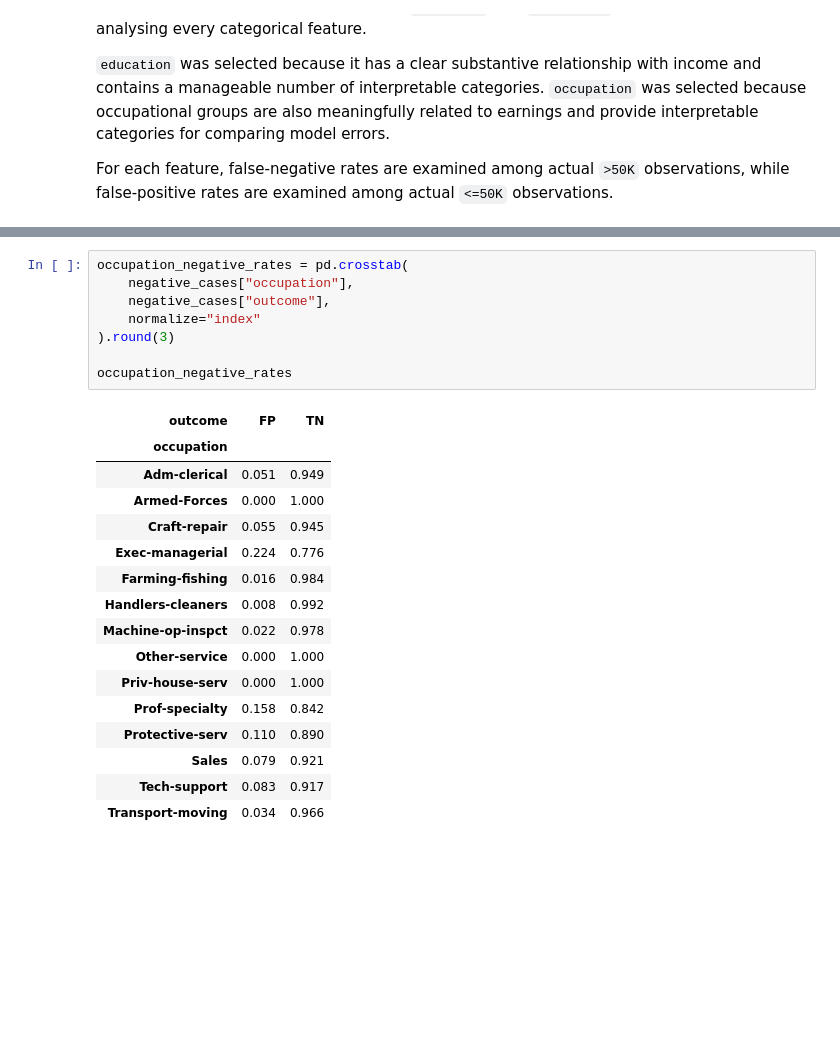
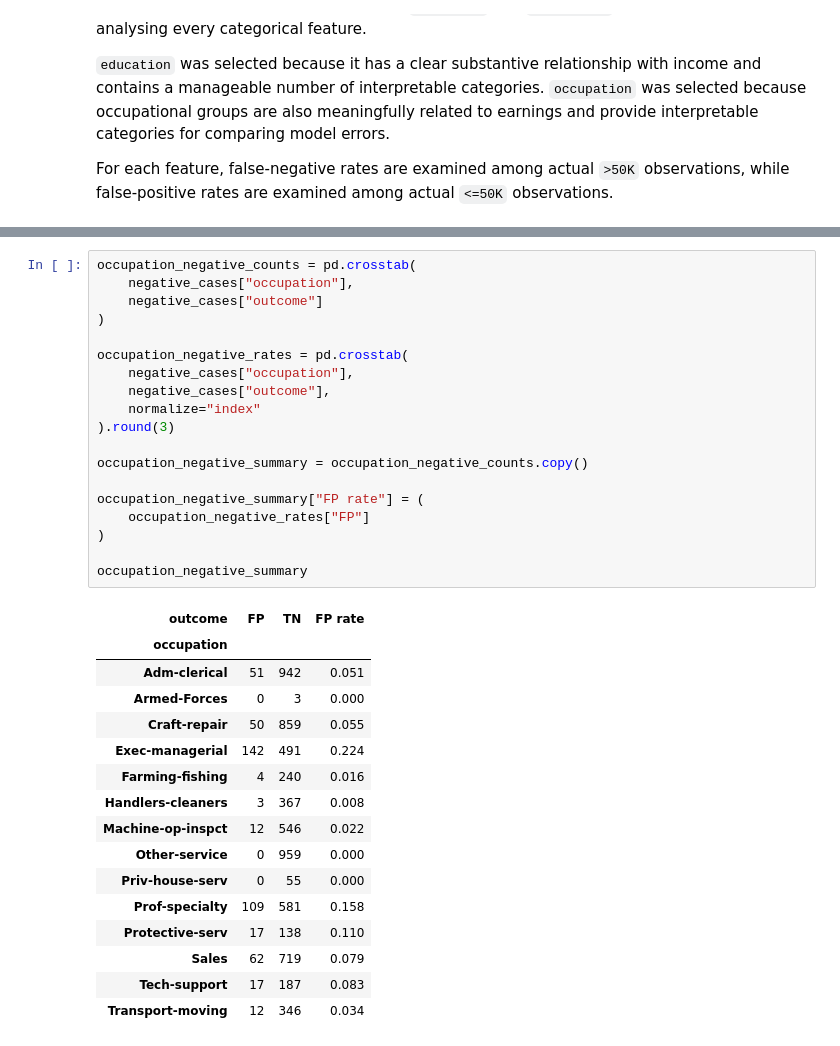
Before and after one commit to SimonYip22/adult-income-ml-classification, a Jupyter notebook: adult_income_workflow.ipynb, the cells around one changed output, grey strips where cells are left out. Drawn from its saved outputs; the diff is of its cells as text; blank space fills up the shorter version.

```diff
--- a/adult_income_workflow.ipynb
+++ b/adult_income_workflow.ipynb
@@ -1237,25 +1237,36 @@ occupation_positive_rates
 # %%
+occupation_negative_counts = pd.crosstab(
+    negative_cases["occupation"],
+    negative_cases["outcome"]
+)
+
 occupation_negative_rates = pd.crosstab(
     negative_cases["occupation"],
     negative_cases["outcome"],
     normalize="index"
 ).round(3)
 
-occupation_negative_rates
+occupation_negative_summary = occupation_negative_counts.copy()
+
+occupation_negative_summary["FP rate"] = (
+    occupation_negative_rates["FP"]
+)
+
+occupation_negative_summary
 # %% [output]
-| outcome | FP | TN |
-| occupation |  |  |
-| Adm-clerical | 0.051 | 0.949 |
-| Armed-Forces | 0.000 | 1.000 |
-| Craft-repair | 0.055 | 0.945 |
-| Exec-managerial | 0.224 | 0.776 |
-| Farming-fishing | 0.016 | 0.984 |
-| Handlers-cleaners | 0.008 | 0.992 |
-| Machine-op-inspct | 0.022 | 0.978 |
-| Other-service | 0.000 | 1.000 |
-| Priv-house-serv | 0.000 | 1.000 |
-| Prof-specialty | 0.158 | 0.842 |
-| Protective-serv | 0.110 | 0.890 |
-| Sales | 0.079 | 0.921 |
-| Tech-support | 0.083 | 0.917 |
-| Transport-moving | 0.034 | 0.966 |
+| outcome | FP | TN | FP rate |
+| occupation |  |  |  |
+| Adm-clerical | 51 | 942 | 0.051 |
+| Armed-Forces | 0 | 3 | 0.000 |
+| Craft-repair | 50 | 859 | 0.055 |
+| Exec-managerial | 142 | 491 | 0.224 |
+| Farming-fishing | 4 | 240 | 0.016 |
+| Handlers-cleaners | 3 | 367 | 0.008 |
+| Machine-op-inspct | 12 | 546 | 0.022 |
+| Other-service | 0 | 959 | 0.000 |
+| Priv-house-serv | 0 | 55 | 0.000 |
+| Prof-specialty | 109 | 581 | 0.158 |
+| Protective-serv | 17 | 138 | 0.110 |
+| Sales | 62 | 719 | 0.079 |
+| Tech-support | 17 | 187 | 0.083 |
+| Transport-moving | 12 | 346 | 0.034 |
```
Also changed, not shown: parts of 9 cells of this notebook.
